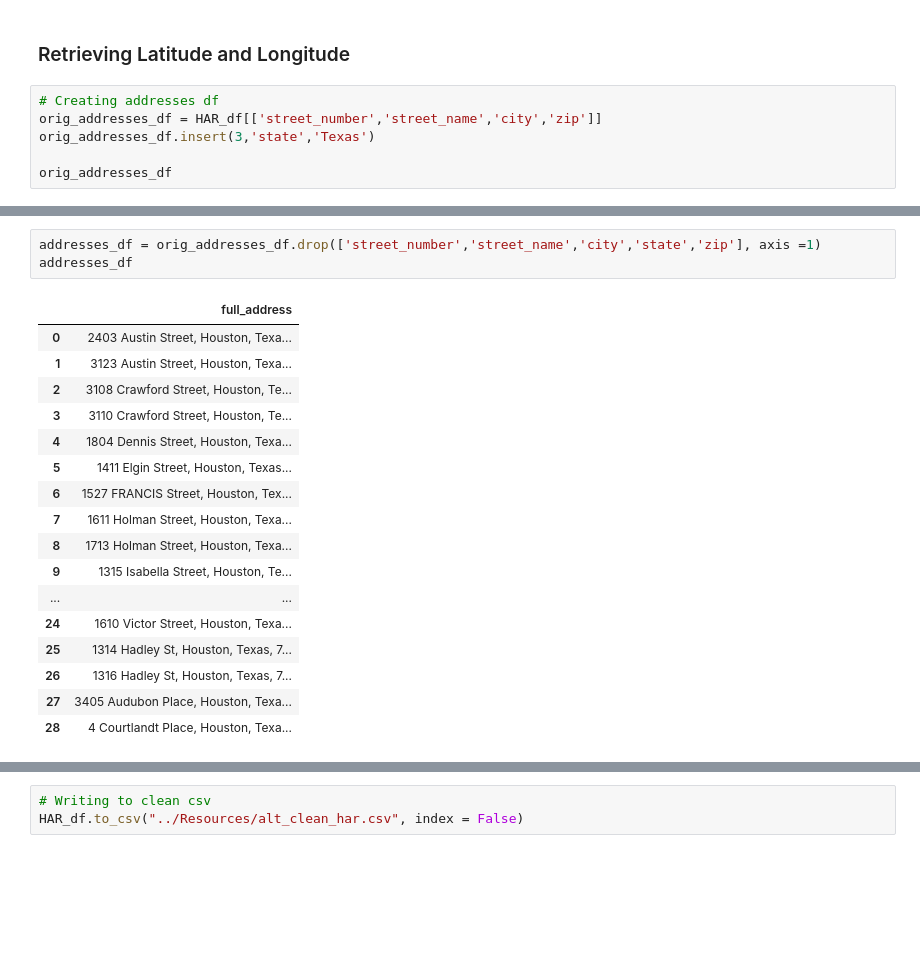
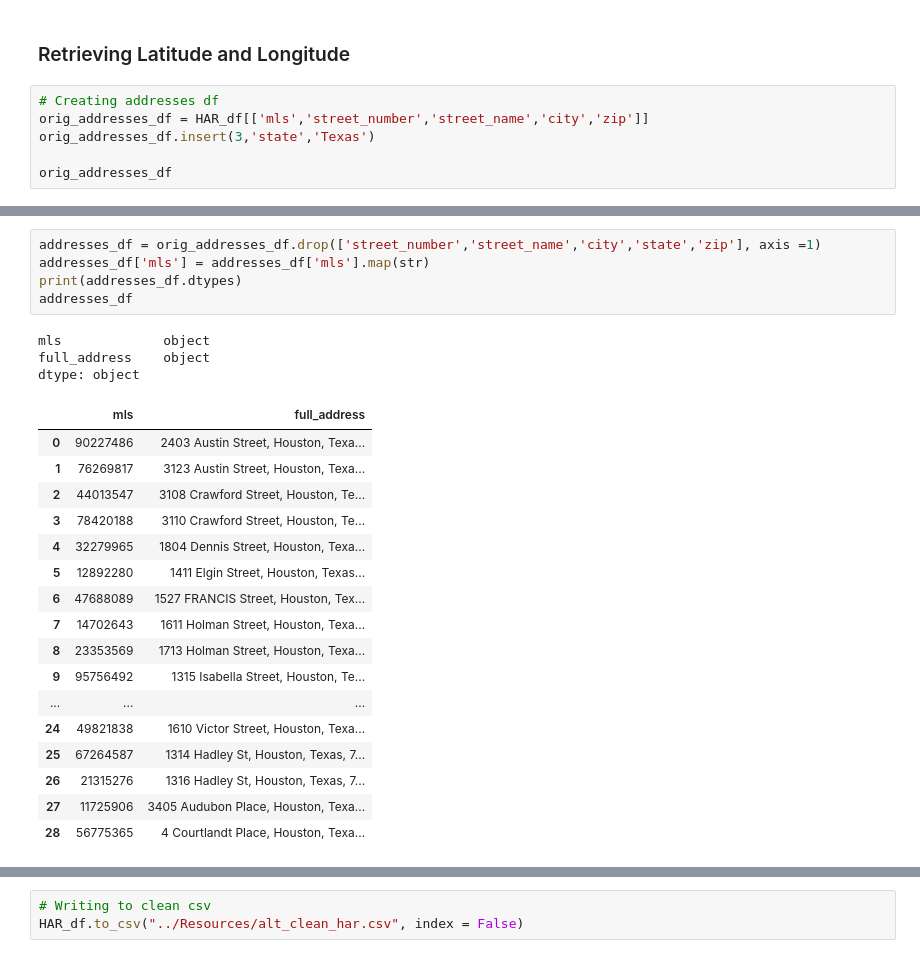
Before and after one commit to ortegaorlando2/Project-2, a Jupyter notebook: Main/latlong.ipynb, the cells around one changed output, grey strips where cells are left out. Drawn from its saved outputs; the diff is of its cells as text; blank space fills up the shorter version.

```diff
--- a/Main/latlong.ipynb
+++ b/Main/latlong.ipynb
@@ -175,7 +175,7 @@ HAR_df
 ### Retrieving Latitude and Longitude
 # %%
 # Creating addresses df
-orig_addresses_df = HAR_df[['street_number','street_name','city','zip']]
+orig_addresses_df = HAR_df[['mls','street_number','street_name','city','zip']]
 orig_addresses_df.insert(3,'state','Texas')
 
 orig_addresses_df
@@ -226,24 +226,29 @@ See the caveats in the documentation: https://pandas.pydata.org/pandas-docs/stab
 # %%
 addresses_df = orig_addresses_df.drop(['street_number','street_name','city','state','zip'], axis =1)
+addresses_df['mls'] = addresses_df['mls'].map(str)
+print(addresses_df.dtypes)
 addresses_df
 # %% [output]
+mls             object
+full_address    object
+dtype: object
-|  | full_address |
-| 0 | 2403 Austin Street, Houston, Texa... |
-| 1 | 3123 Austin Street, Houston, Texa... |
-| 2 | 3108 Crawford Street, Houston, Te... |
-| 3 | 3110 Crawford Street, Houston, Te... |
-| 4 | 1804 Dennis Street, Houston, Texa... |
-| 5 | 1411 Elgin Street, Houston, Texas... |
-| 6 | 1527 FRANCIS Street, Houston, Tex... |
-| 7 | 1611 Holman Street, Houston, Texa... |
-| 8 | 1713 Holman Street, Houston, Texa... |
-| 9 | 1315 Isabella Street, Houston, Te... |
-| ... | ... |
-| 24 | 1610 Victor Street, Houston, Texa... |
-| 25 | 1314 Hadley St, Houston, Texas, 7... |
-| 26 | 1316 Hadley St, Houston, Texas, 7... |
-| 27 | 3405 Audubon Place, Houston, Texa... |
-| 28 | 4 Courtlandt Place, Houston, Texa... |
+|  | mls | full_address |
+| 0 | 90227486 | 2403 Austin Street, Houston, Texa... |
+| 1 | 76269817 | 3123 Austin Street, Houston, Texa... |
+| 2 | 44013547 | 3108 Crawford Street, Houston, Te... |
+| 3 | 78420188 | 3110 Crawford Street, Houston, Te... |
+| 4 | 32279965 | 1804 Dennis Street, Houston, Texa... |
+| 5 | 12892280 | 1411 Elgin Street, Houston, Texas... |
+| 6 | 47688089 | 1527 FRANCIS Street, Houston, Tex... |
+| 7 | 14702643 | 1611 Holman Street, Houston, Texa... |
+| 8 | 23353569 | 1713 Holman Street, Houston, Texa... |
+| 9 | 95756492 | 1315 Isabella Street, Houston, Te... |
+| ... | ... | ... |
+| 24 | 49821838 | 1610 Victor Street, Houston, Texa... |
+| 25 | 67264587 | 1314 Hadley St, Houston, Texas, 7... |
+| 26 | 21315276 | 1316 Hadley St, Houston, Texas, 7... |
+| 27 | 11725906 | 3405 Audubon Place, Houston, Texa... |
+| 28 | 56775365 | 4 Courtlandt Place, Houston, Texa... |
 # %%
 #https://towardsdatascience.com/how-to-generate-lat-and-long-coordinates-from-an-address-column-using-pandas-and-googlemaps-api-d66b2720248d
 #conda install -c conda-forge gmaps
```
Also changed, not shown: parts of 15 cells of this notebook.
